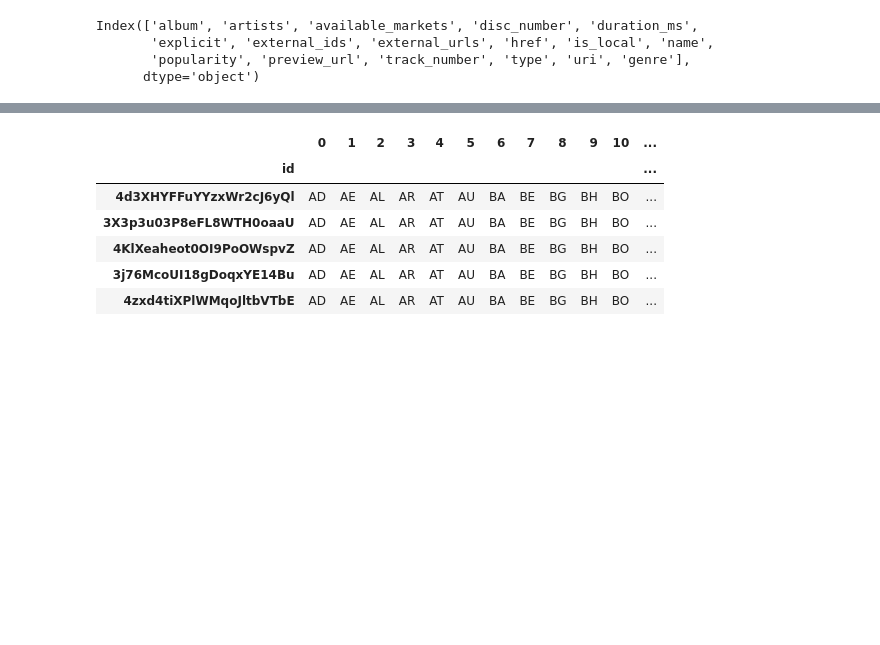
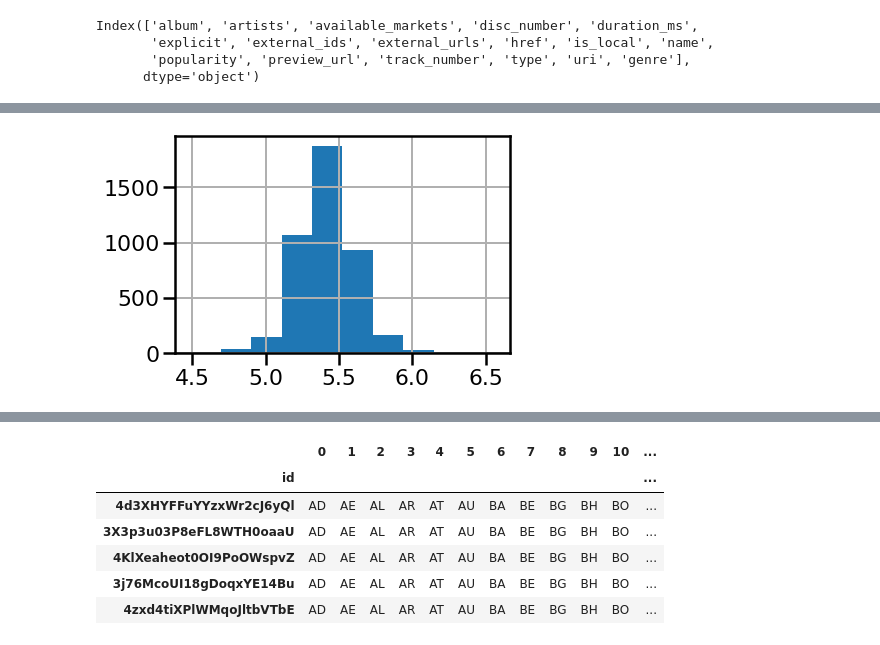
Before and after one commit to tincho-mehaudy/DMCyT, a Jupyter notebook: TP1_Consigna1.ipynb, the cells around one changed output, grey strips where cells are left out. Saved outputs shown, nothing was run; the diff lists cells and outputs as text; code cells hidden in the pictures; blank space fills up the shorter version.

```diff
--- a/TP1_Consigna1.ipynb
+++ b/TP1_Consigna1.ipynb
@@ -171,0 +202,6 @@ See the caveats in the documentation: https://pandas.pydata.org/pandas-docs/stab
+# %%
+df_af['duration_ms_log']=np.log10(df_af['duration_ms'])
+df_af['duration_ms_log'].hist()
+df_af.drop('duration_ms', inplace=True, axis=1)
+# %% [output]
+[figure, added]
```
Also changed, not shown: parts of 16 cells of this notebook.
